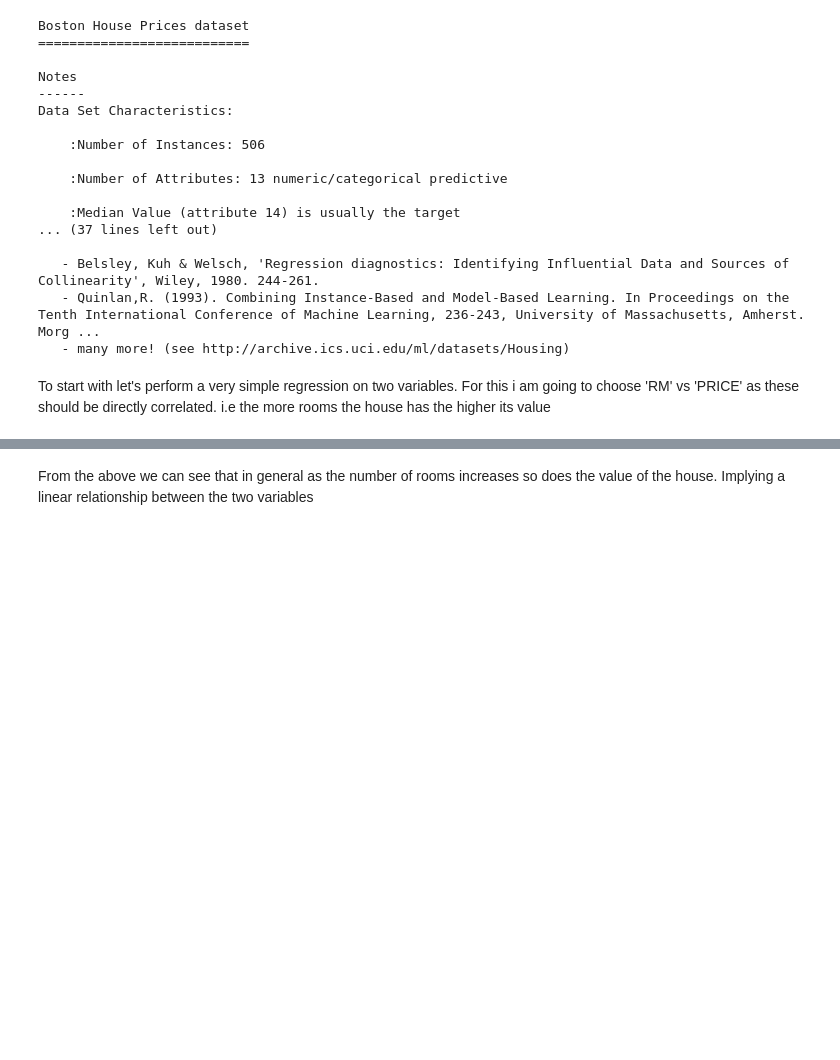
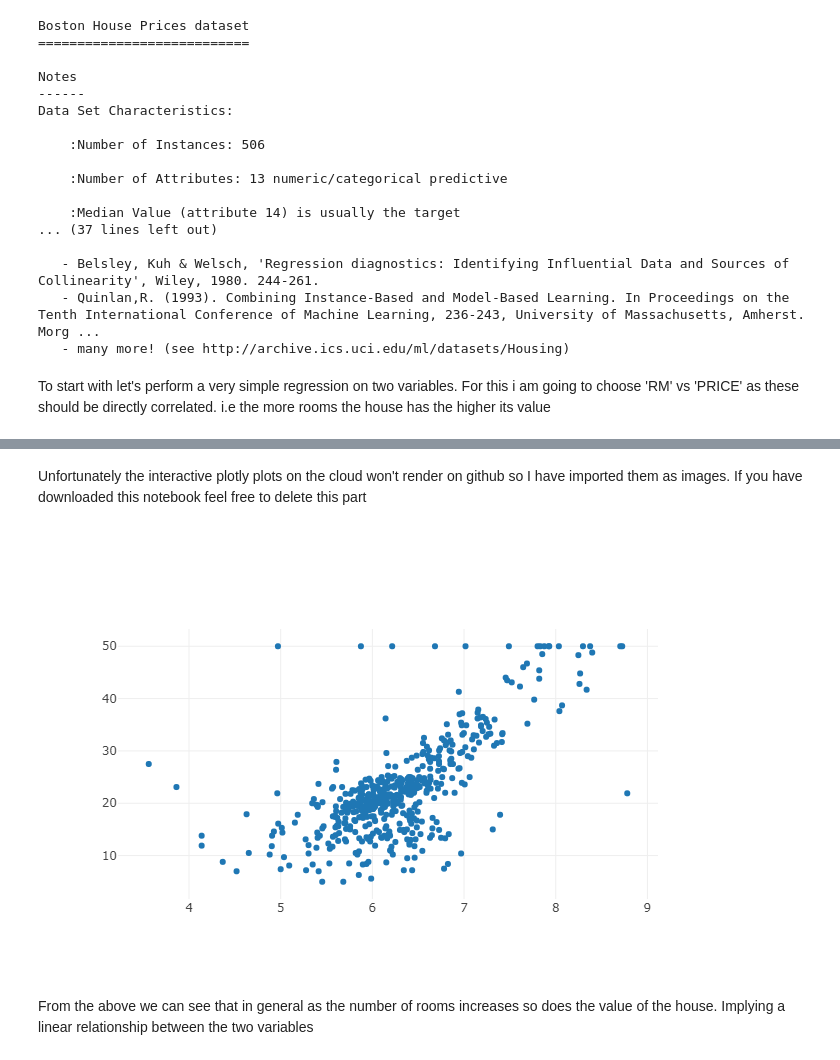
Before and after one commit to jcarpenter12/Regression-Analysis-Using-Python, a Jupyter notebook: Regression4.ipynb, the cells around one changed output, grey strips where cells are left out. Saved outputs shown, nothing was run; the diff lists cells and outputs as text; code cells hidden in the pictures; blank space fills up the shorter version.

Commit message:
added .png files for graphs as plotly will not render on github

```diff
--- a/Regression4.ipynb
+++ b/Regression4.ipynb
@@ -105,6 +105,13 @@ trace = go.Scatter(x=bos.RM,
 plt.iplot([trace])
 # %% [output]
 [interactive output not drawn]
+# %% [markdown]
+Unfortunately the interactive plotly plots on the cloud won't render on github so I have imported them as images. If you have downloaded this notebook feel free to delete this part
+# %%
+from IPython.display import Image #Use this to import images into jupyter
+Image("images/RMvsPRICE.png")
+# %% [output]
+[figure, added]
 # %% [markdown]
 From the above we can see that in general as the number of rooms increases so does the value of the house. Implying a linear relationship between the two variables
 # %% [markdown]
```
Also changed, not shown: parts of 8 cells of this notebook, 7 other files.
